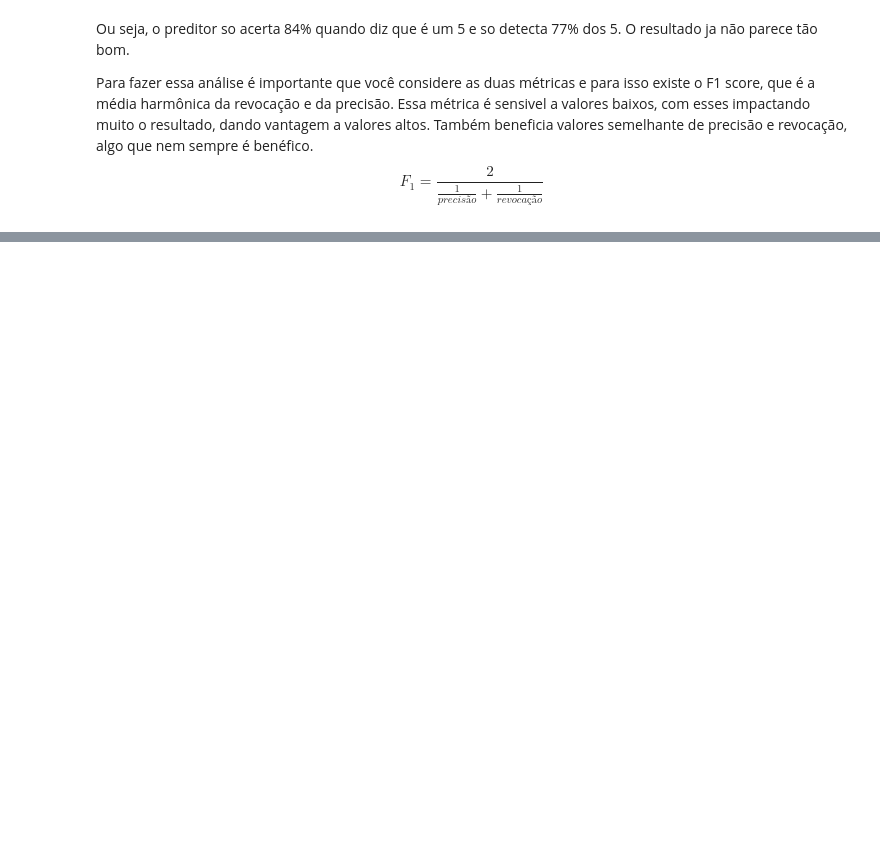
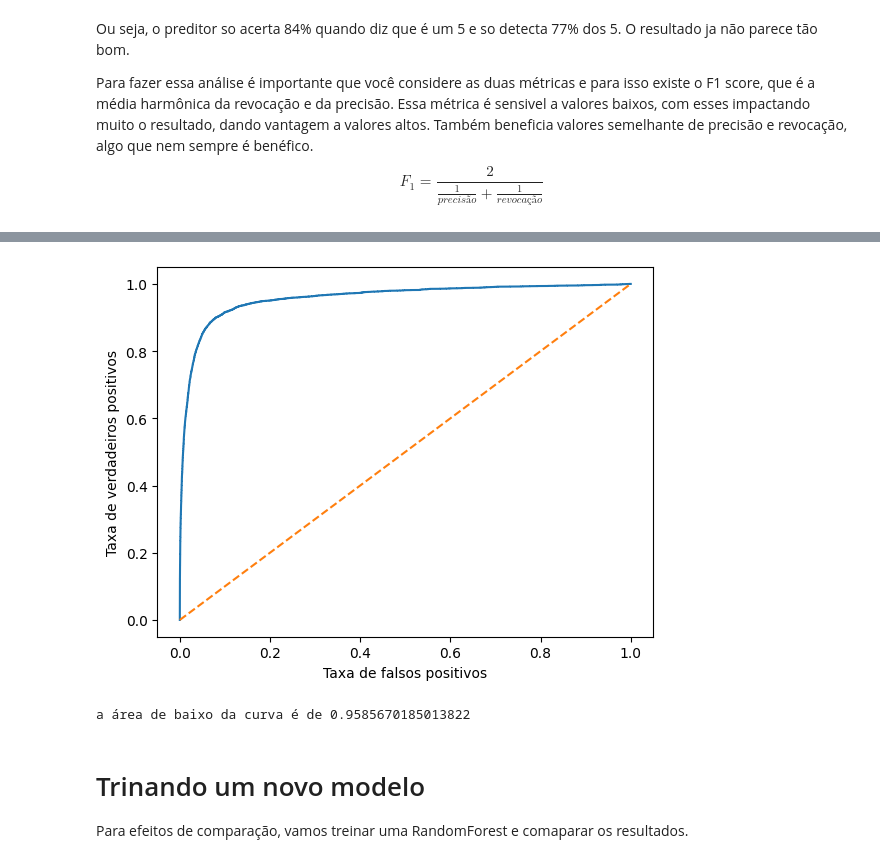
Before and after one commit to RafaelM0raes/HandsOn, a Jupyter notebook: Classificação.ipynb, the cells around one changed output, grey strips where cells are left out. Cells and saved outputs as stored; diff of their text form; code cells hidden in the pictures; blank space fills up the shorter version.

```diff
--- a/Classificação.ipynb
+++ b/Classificação.ipynb
@@ -131,0 +131,19 @@ plt.show()
+# %%
+tvp, tpf, thresholds = roc_curve(y_train_5, y_scores)
+plt.plot(tvp, tpf, '-', label=None)
+plt.plot([0,1],[0,1], '--')
+plt.xlabel("Taxa de falsos positivos")
+plt.ylabel("Taxa de verdadeiros positivos")
+plt.show()
+# %% [output]
+[figure, added]
+# %%
+from sklearn.metrics import roc_auc_score
+
+print(f"a área de baixo da curva é de {roc_auc_score(y_train_5, y_scores)}")
+# %% [output]
+a área de baixo da curva é de 0.9585670185013822
+# %% [markdown]
+# Trinando um novo modelo
+
+Para efeitos de comparação, vamos treinar uma RandomForest e comaparar os resultados.
```
Also changed, not shown: parts of 24 cells of this notebook.
